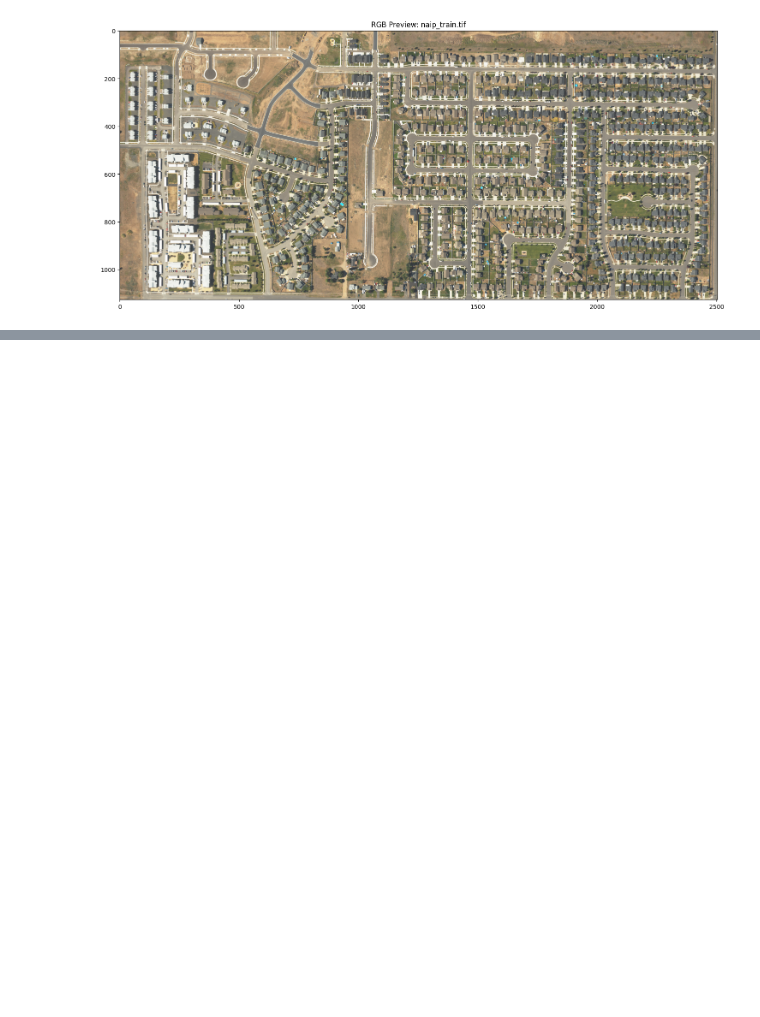
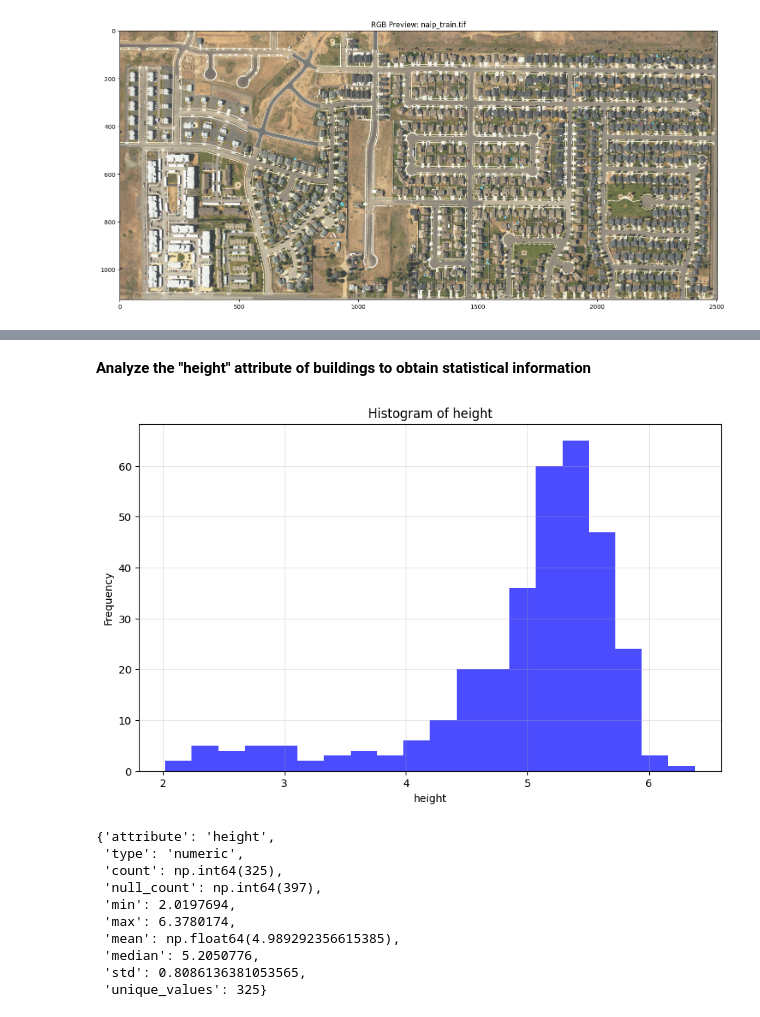
Before and after one commit to deskaygraphics/My_geoai_Project, a Jupyter notebook: View_Metadata.ipynb, the cells around one changed output, grey strips where cells are left out. Saved outputs shown, nothing was run; the diff lists cells and outputs as text; code cells hidden in the pictures; blank space fills up the shorter version.

```diff
--- a/View_Metadata.ipynb
+++ b/View_Metadata.ipynb
@@ -114,0 +138,16 @@ Band 1:
+# %% [markdown]
+**Analyze the "height" attribute of buildings to obtain statistical information**
+# %%
+geoai.analyze_vector_attributes(vector_path, "height")
+# %% [output]
+[figure, added]
+{'attribute': 'height',
+ 'type': 'numeric',
+ 'count': np.int64(325),
+ 'null_count': np.int64(397),
+ 'min': 2.0197694,
+ 'max': 6.3780174,
+ 'mean': np.float64(4.989292356615385),
+ 'median': 5.2050776,
+ 'std': 0.8086136381053565,
+ 'unique_values': 325}
```
Also changed, not shown: parts of 7 cells of this notebook.
